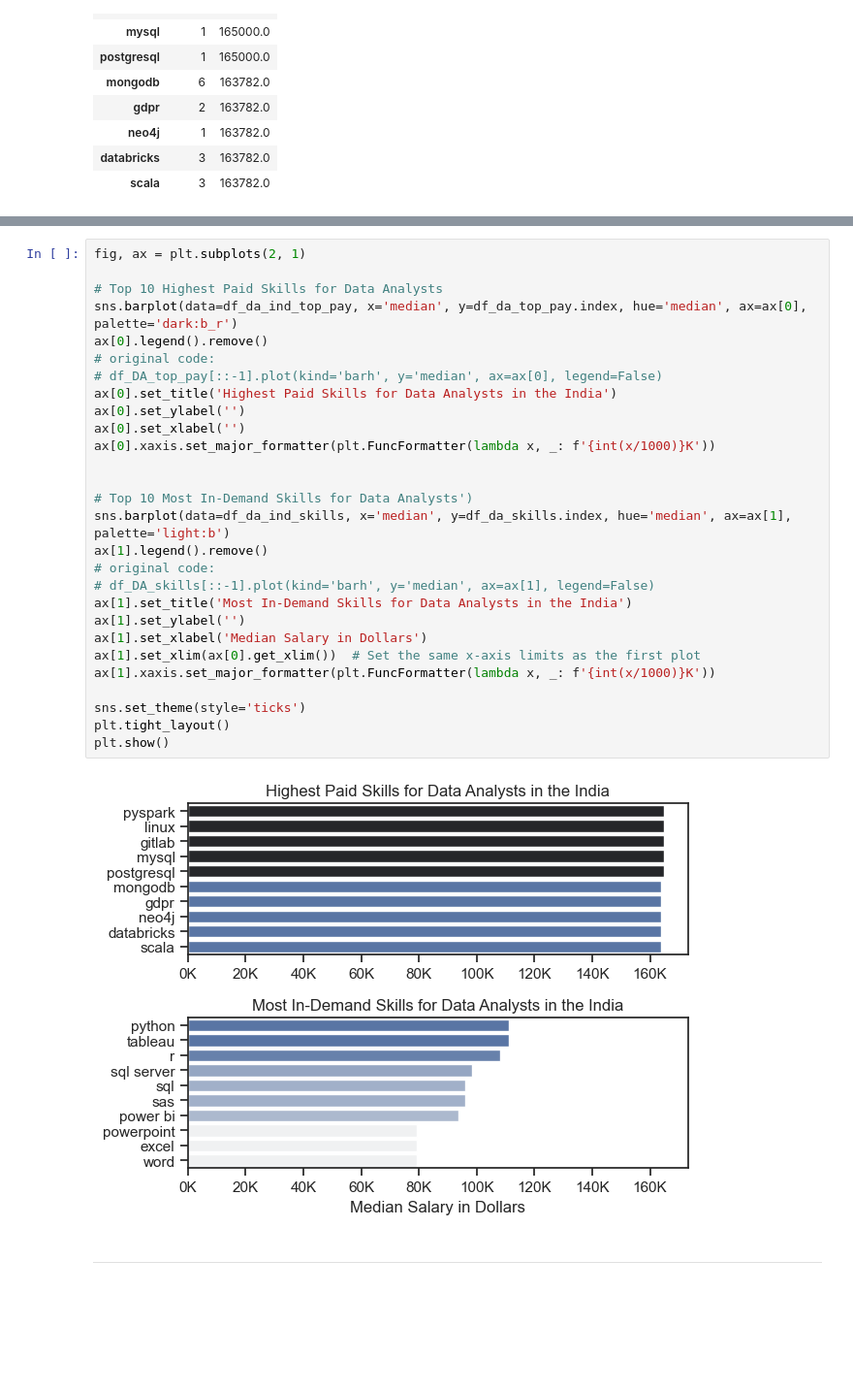
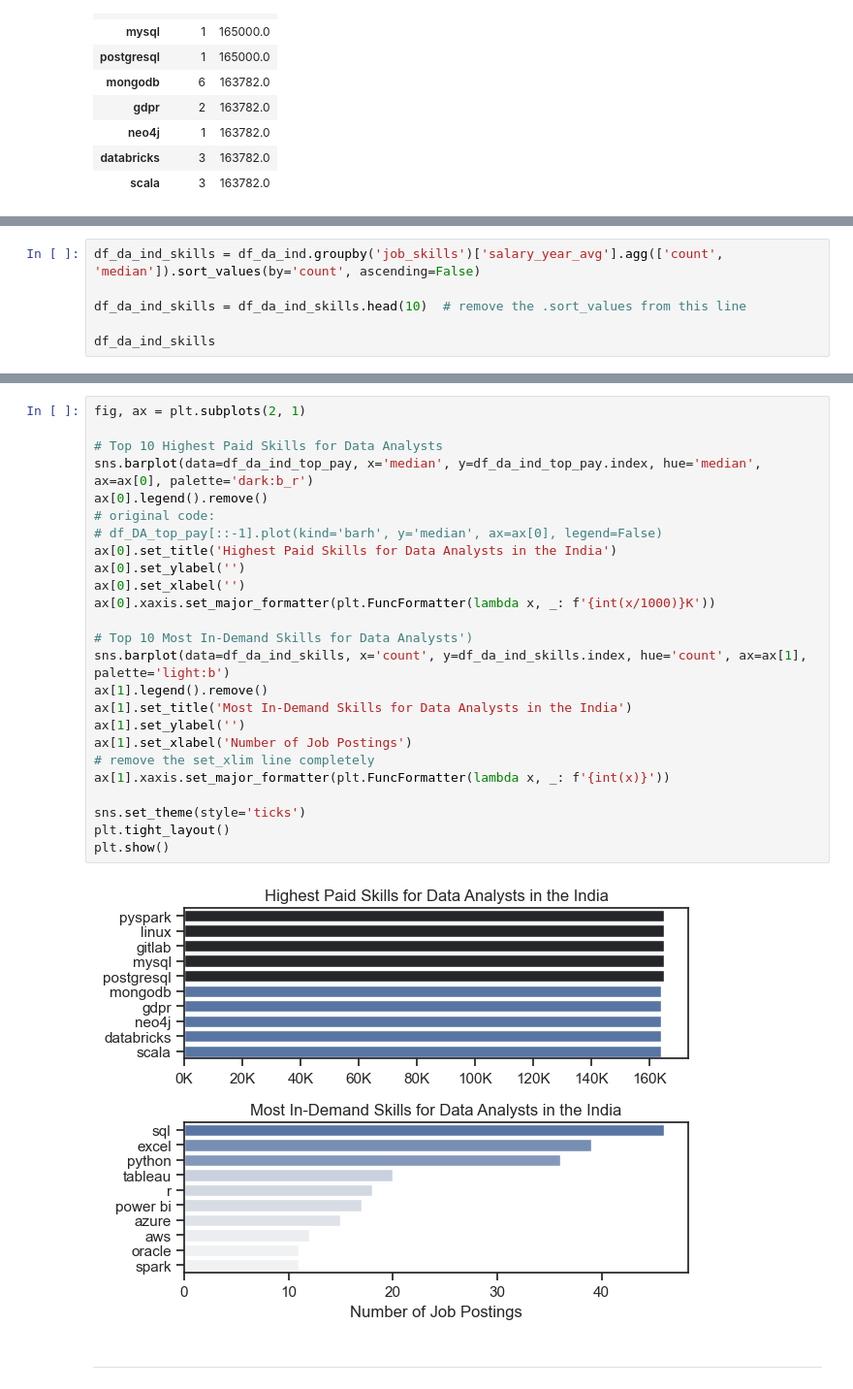
Before and after one commit to arnav-is-op/python_project_for_job_analysis, a Jupyter notebook: 1_python_data_project/3_Salary_Analysis.ipynb, the cells around one changed output, grey strips where cells are left out. Shown at 97% size. Cells and saved outputs as stored; diff of their text form; blank space fills up the shorter version.

```diff
--- a/1_python_data_project/3_Salary_Analysis.ipynb
+++ b/1_python_data_project/3_Salary_Analysis.ipynb
@@ -332,0 +310,6 @@ df_da_ind_skills
+# %%
+df_da_ind_skills = df_da_ind.groupby('job_skills')['salary_year_avg'].agg(['count', 'median']).sort_values(by='count', ascending=False)
+
+df_da_ind_skills = df_da_ind_skills.head(10)  # remove the .sort_values from this line
+
+df_da_ind_skills
@@ -333,32 +329,29 @@ df_da_ind_skills
 # %%
 fig, ax = plt.subplots(2, 1)
 
 # Top 10 Highest Paid Skills for Data Analysts
-sns.barplot(data=df_da_ind_top_pay, x='median', y=df_da_top_pay.index, hue='median', ax=ax[0], palette='dark:b_r')
+sns.barplot(data=df_da_ind_top_pay, x='median', y=df_da_ind_top_pay.index, hue='median', ax=ax[0], palette='dark:b_r')
 ax[0].legend().remove()
 # original code:
 # df_DA_top_pay[::-1].plot(kind='barh', y='median', ax=ax[0], legend=False)
 ax[0].set_title('Highest Paid Skills for Data Analysts in the India')
 ax[0].set_ylabel('')
 ax[0].set_xlabel('')
 ax[0].xaxis.set_major_formatter(plt.FuncFormatter(lambda x, _: f'{int(x/1000)}K'))
 
-
 # Top 10 Most In-Demand Skills for Data Analysts')
-sns.barplot(data=df_da_ind_skills, x='median', y=df_da_skills.index, hue='median', ax=ax[1], palette='light:b')
+sns.barplot(data=df_da_ind_skills, x='count', y=df_da_ind_skills.index, hue='count', ax=ax[1], palette='light:b')
 ax[1].legend().remove()
-# original code:
-# df_DA_skills[::-1].plot(kind='barh', y='median', ax=ax[1], legend=False)
 ax[1].set_title('Most In-Demand Skills for Data Analysts in the India')
 ax[1].set_ylabel('')
-ax[1].set_xlabel('Median Salary in Dollars')
-ax[1].set_xlim(ax[0].get_xlim())  # Set the same x-axis limits as the first plot
-ax[1].xaxis.set_major_formatter(plt.FuncFormatter(lambda x, _: f'{int(x/1000)}K'))
+ax[1].set_xlabel('Number of Job Postings')
+# remove the set_xlim line completely
+ax[1].xaxis.set_major_formatter(plt.FuncFormatter(lambda x, _: f'{int(x)}'))
 
 sns.set_theme(style='ticks')
 plt.tight_layout()
 plt.show()
 # %% [output]
-[figure, old version]
+[figure, new version]
 # %% [markdown]
 ---
```
Also changed, not shown: parts of 8 cells of this notebook, 2 other files.
